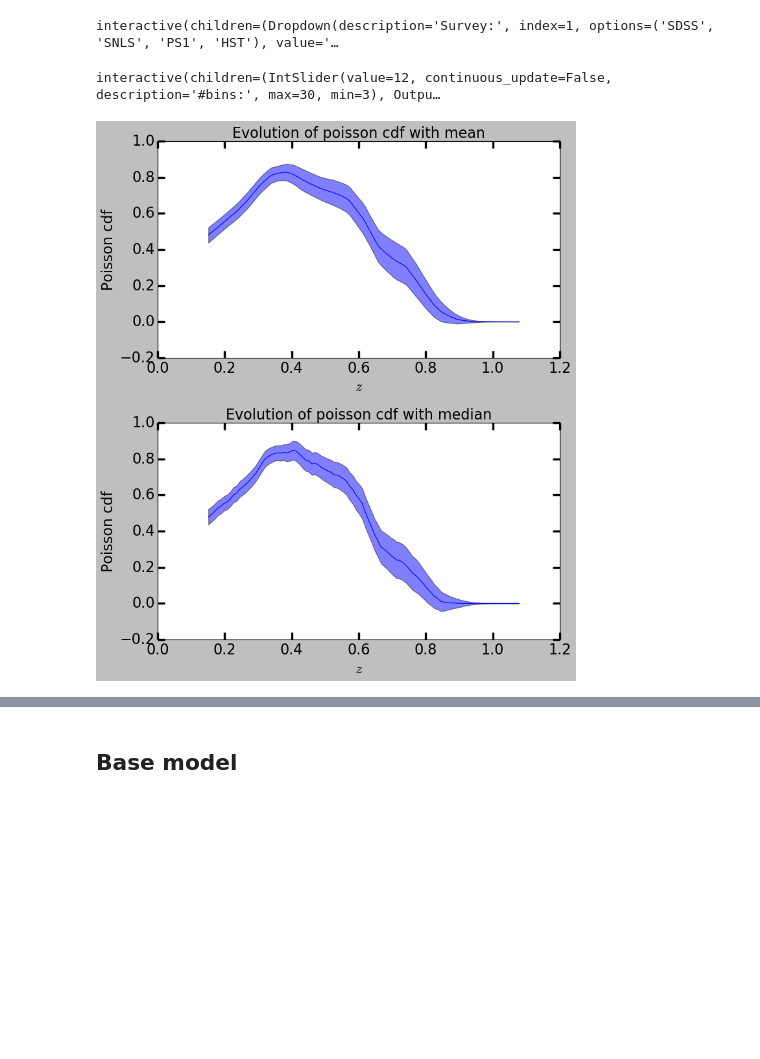
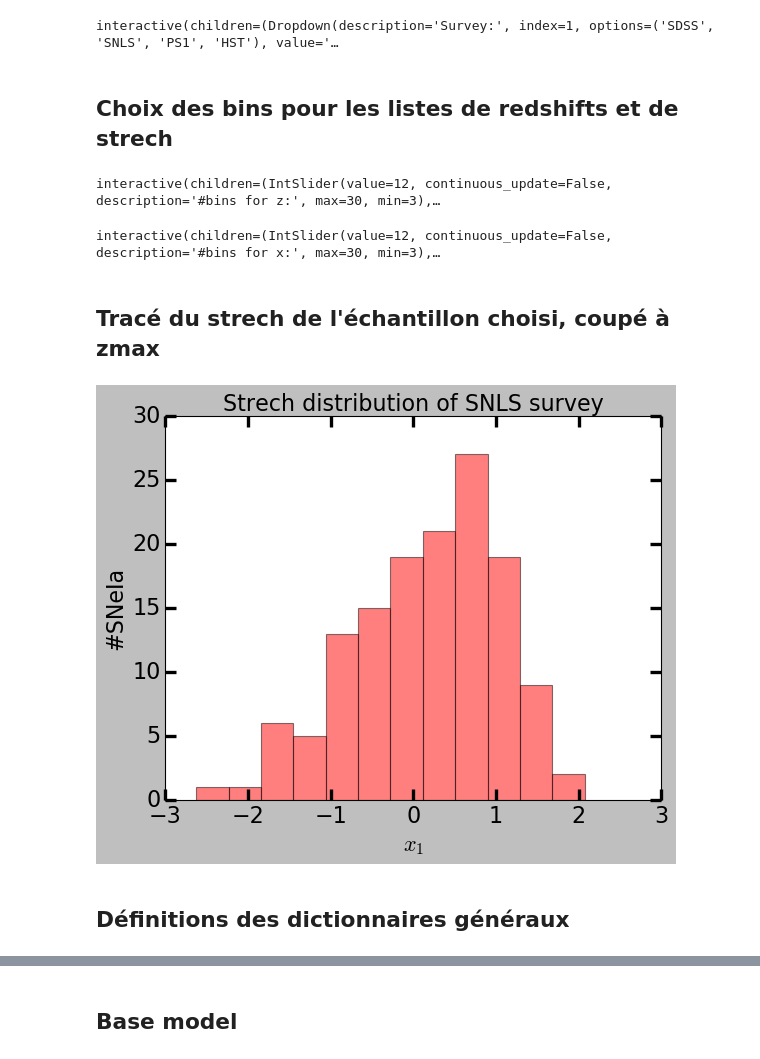
Before and after one commit to Nora-n/variaIa, a Jupyter notebook: notebooks/ModeFits.ipynb, the cells around one changed output, grey strips where cells are left out. Drawn from its saved outputs; the diff is of its cells as text; code cells hidden in the pictures; blank space fills up the shorter version.

```diff
--- a/notebooks/ModeFits.ipynb
+++ b/notebooks/ModeFits.ipynb
@@ -41,21 +57,51 @@ display(int_datap)
 # %% [output]
 interactive(children=(Dropdown(description='Survey:', index=1, options=('SDSS', 'SNLS', 'PS1', 'HST'), value='…
-# %%
-nb = ipw.IntSlider(min = 3, max = 30, value = 12, description='#bins:', continuous_update=False)
-
-def set_bins(nb):
-    global bins, bord, counts
-    bord = np.asarray(np.histogram(datap, bins = nb)[1])
-    bins = np.asarray([[bord[i],bord[i+1]] for i in range(len(bord)-1)]).T
-    counts = np.histogram(datap, bord)[0]
-
-int_bins = ipw.interactive(set_bins, nb = nb)
-display(int_bins)
-# %% [output]
-interactive(children=(IntSlider(value=12, continuous_update=False, description='#bins:', max=30, min=3), Outpu…
-# %%
-reload(baserate)
-
-baserate.pshow_r_SNLS(datap, 0.2, 100)
-# %% [output]
-[figure, removed]
+# %% [markdown]
+## Choix des bins pour les listes de redshifts et de strech
+# %%
+nb_z = ipw.IntSlider(min = 3, max = 30, value = 12, description='#bins for z:', continuous_update=False)
+
+def set_bins_z(nb_z):
+    global binsz, bordz, countsz
+    bordz = np.asarray(np.histogram(dataz, bins = nb_z)[1])
+    binsz = np.asarray([[bordz[i],bordz[i+1]] for i in range(len(bordz)-1)]).T
+    countsz = np.histogram(dataz, bordz)[0]
+
+int_bins_z = ipw.interactive(set_bins_z, nb_z = nb_z)
+display(int_bins_z)
+
+nb_x = ipw.IntSlider(min = 3, max = 30, value = 12, description='#bins for x:', continuous_update=False)
+
+def set_bins_x(nb_x):
+    global binsx, bordx, countsx
+    bordx = np.asarray(np.histogram(datax, bins = nb_x)[1])
+    binsx = np.asarray([[bordx[i],bordx[i+1]] for i in range(len(bordx)-1)]).T
+    countsx = np.histogram(datax, bordx)[0]
+
+int_bins_x = ipw.interactive(set_bins_x, nb_x = nb_x)
+display(int_bins_x)
+# %% [output]
+interactive(children=(IntSlider(value=12, continuous_update=False, description='#bins for z:', max=30, min=3),…
+interactive(children=(IntSlider(value=12, continuous_update=False, description='#bins for x:', max=30, min=3),…
+# %% [markdown]
+## Tracé du strech de l'échantillon choisi, coupé à zmax
+# %%
+plt.hist(np.sort(ns_datax[cut]), bins = nb_x.value, color = colors[su.value], alpha = .5)
+
+ax = plt.gca()
+ax.tick_params(axis = 'both',
+               direction = 'in',
+               length = 10, width = 3,
+               labelsize = 20,
+               which = 'both',
+               top = True, right = True)
+plt.xlabel('$x_1$', fontsize = 20)
+plt.ylabel('#SNeIa', fontsize = 20)
+
+plt.title('Strech distribution of ' + str(su.value) + ' survey', fontsize = 20)
+
+plt.show()
+# %% [output]
+[figure, added]
+# %% [markdown]
+## Définitions des dictionnaires généraux
```
Also changed, not shown: parts of 12 cells of this notebook, 1 other file.
